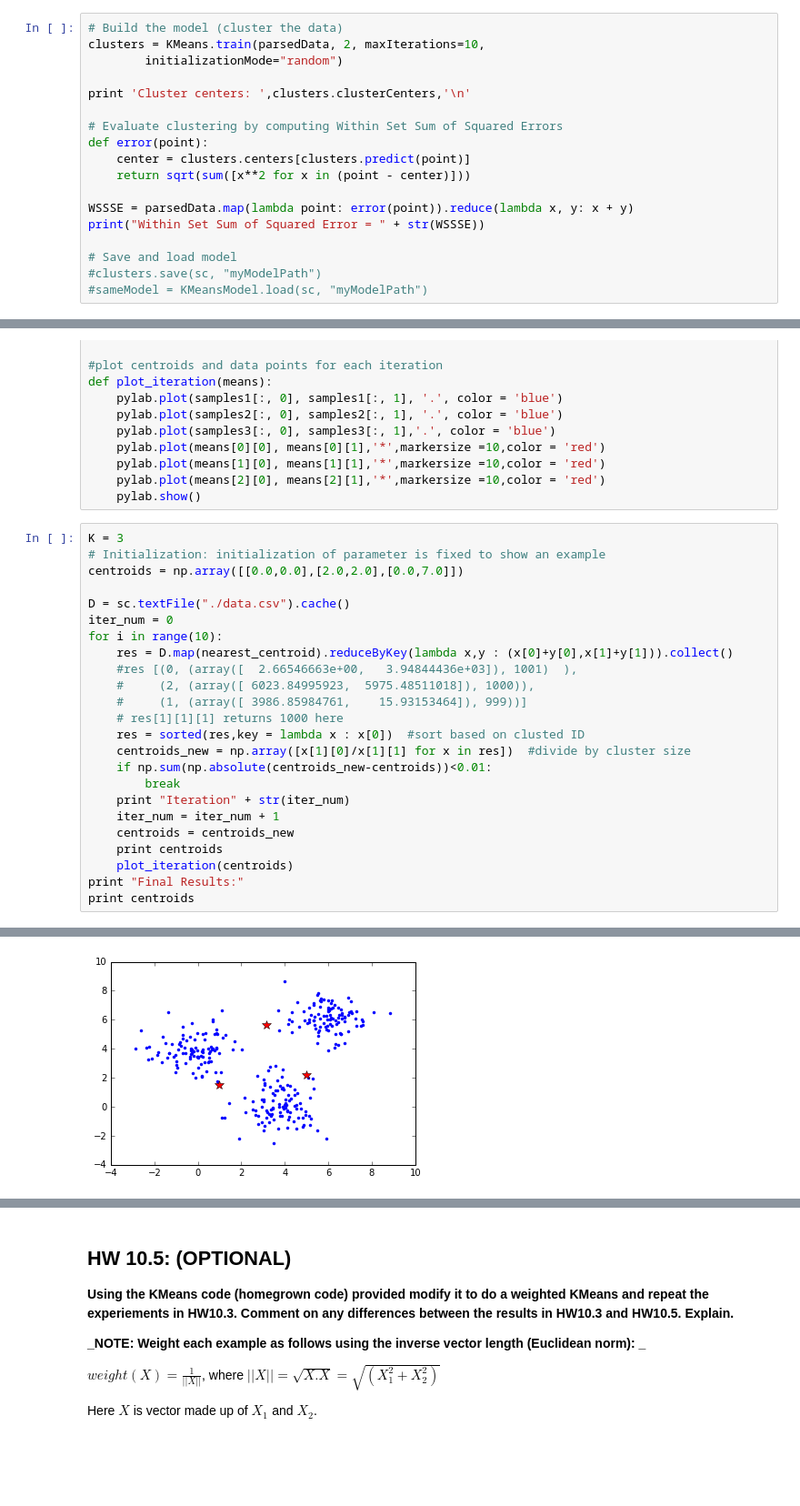
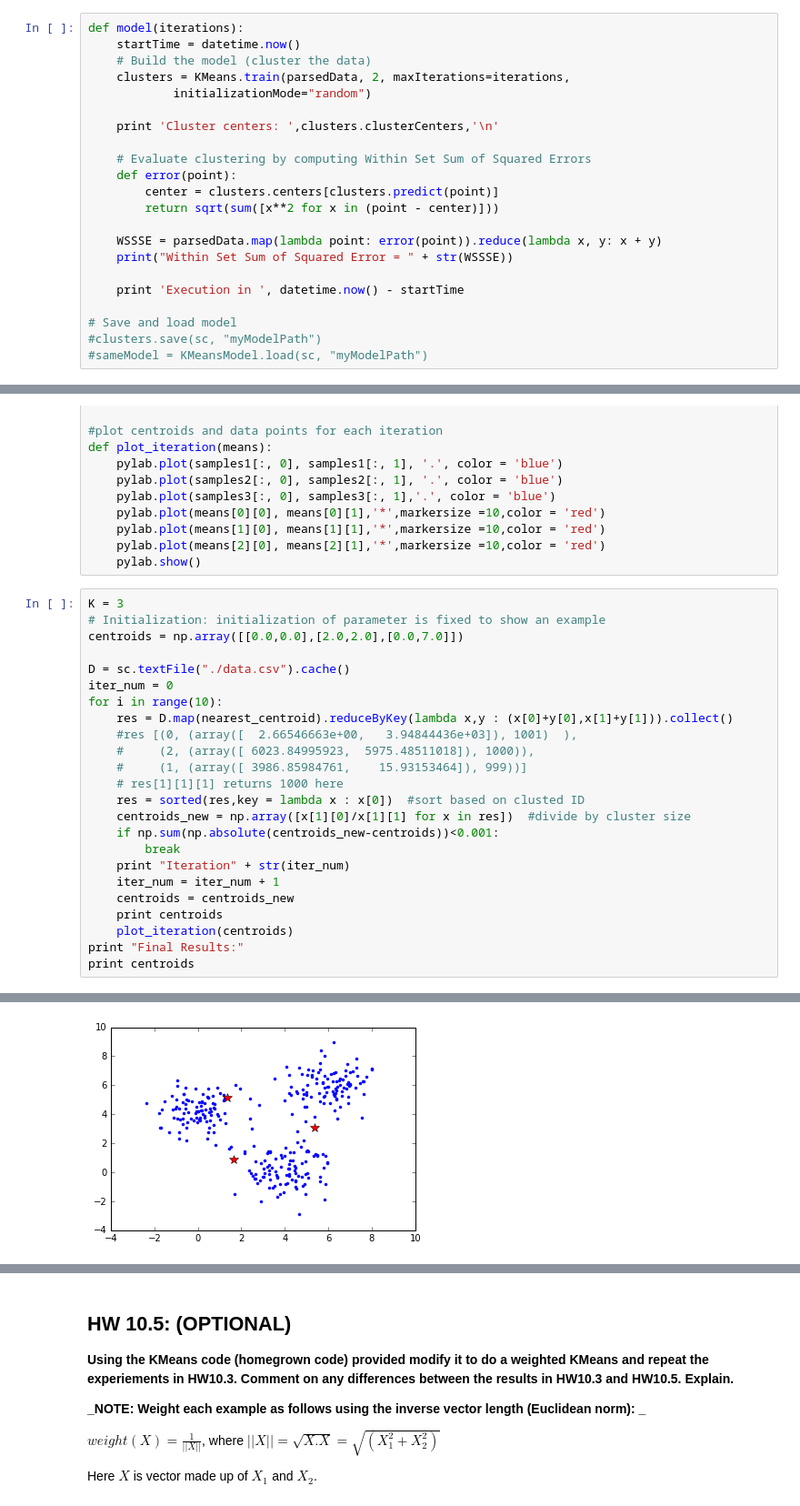
Before and after one commit to dunmireg/HW10, a Jupyter notebook: MIDS-W261-HW10-Cordell.ipynb, the cells around one changed output, grey strips where cells are left out. Shown: that part at 91% size. Cells and saved outputs as stored; diff of their text form; blank space fills up the shorter version.

```diff
--- a/MIDS-W261-HW10-Cordell.ipynb
+++ b/MIDS-W261-HW10-Cordell.ipynb
@@ -95,19 +117,23 @@ from math import sqrt
 data = sc.textFile("kmeans_data.txt")
 parsedData = data.map(lambda line: array([float(x) for x in line.split(' ')]))
 # %%
-# Build the model (cluster the data)
-clusters = KMeans.train(parsedData, 2, maxIterations=10,
-        initializationMode="random")
+def model(iterations):
+    startTime = datetime.now()
+    # Build the model (cluster the data)
+    clusters = KMeans.train(parsedData, 2, maxIterations=iterations,
+            initializationMode="random")
 
-print 'Cluster centers: ',clusters.clusterCenters,'\n'
+    print 'Cluster centers: ',clusters.clusterCenters,'\n'
 
-# Evaluate clustering by computing Within Set Sum of Squared Errors
-def error(point):
-    center = clusters.centers[clusters.predict(point)]
-    return sqrt(sum([x**2 for x in (point - center)]))
+    # Evaluate clustering by computing Within Set Sum of Squared Errors
+    def error(point):
+        center = clusters.centers[clusters.predict(point)]
+        return sqrt(sum([x**2 for x in (point - center)]))
 
-WSSSE = parsedData.map(lambda point: error(point)).reduce(lambda x, y: x + y)
-print("Within Set Sum of Squared Error = " + str(WSSSE))
+    WSSSE = parsedData.map(lambda point: error(point)).reduce(lambda x, y: x + y)
+    print("Within Set Sum of Squared Error = " + str(WSSSE))
+
+    print 'Execution in ', datetime.now() - startTime
 
 # Save and load model
 #clusters.save(sc, "myModelPath")
@@ -276,7 +314,7 @@ for i in range(10):
     # res[1][1][1] returns 1000 here
     res = sorted(res,key = lambda x : x[0])  #sort based on clusted ID
     centroids_new = np.array([x[1][0]/x[1][1] for x in res])  #divide by cluster size
-    if np.sum(np.absolute(centroids_new-centroids))<0.01:
+    if np.sum(np.absolute(centroids_new-centroids))<0.001:
         break
     print "Iteration" + str(iter_num)
     iter_num = iter_num + 1
@@ -298,2 +336,2 @@ Iteration1
-[figure, old version]
+[figure, new version]
 Iteration2
```
Also changed, not shown: parts of 29 cells of this notebook.
